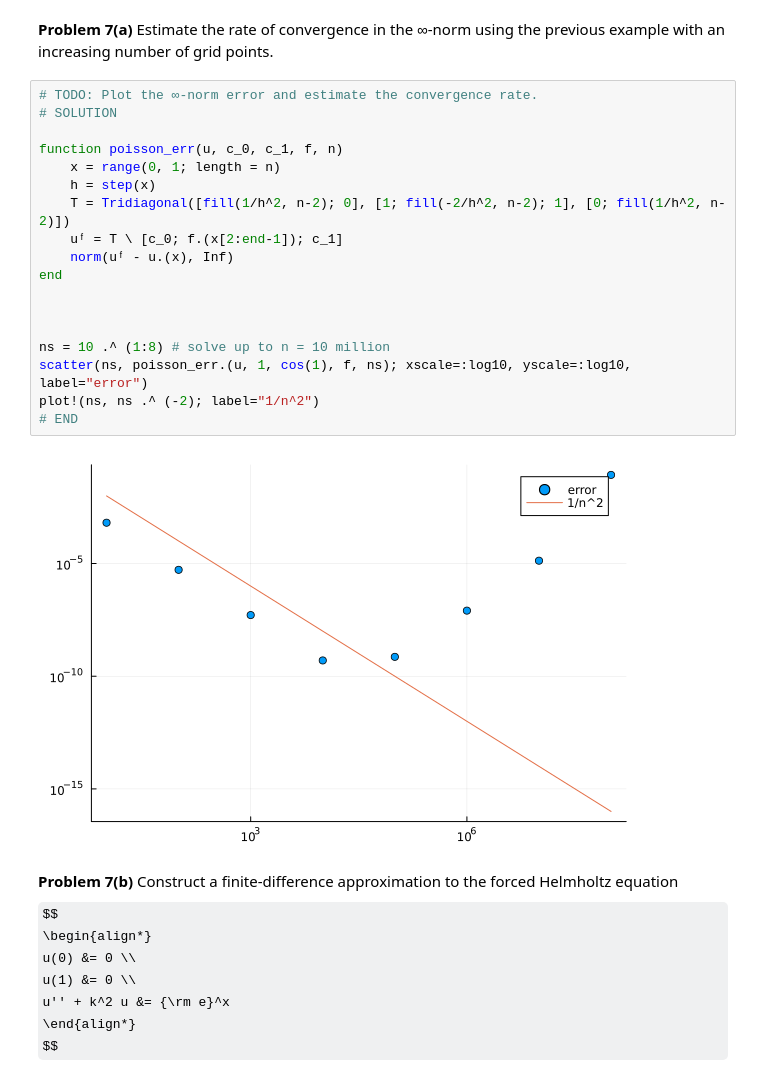
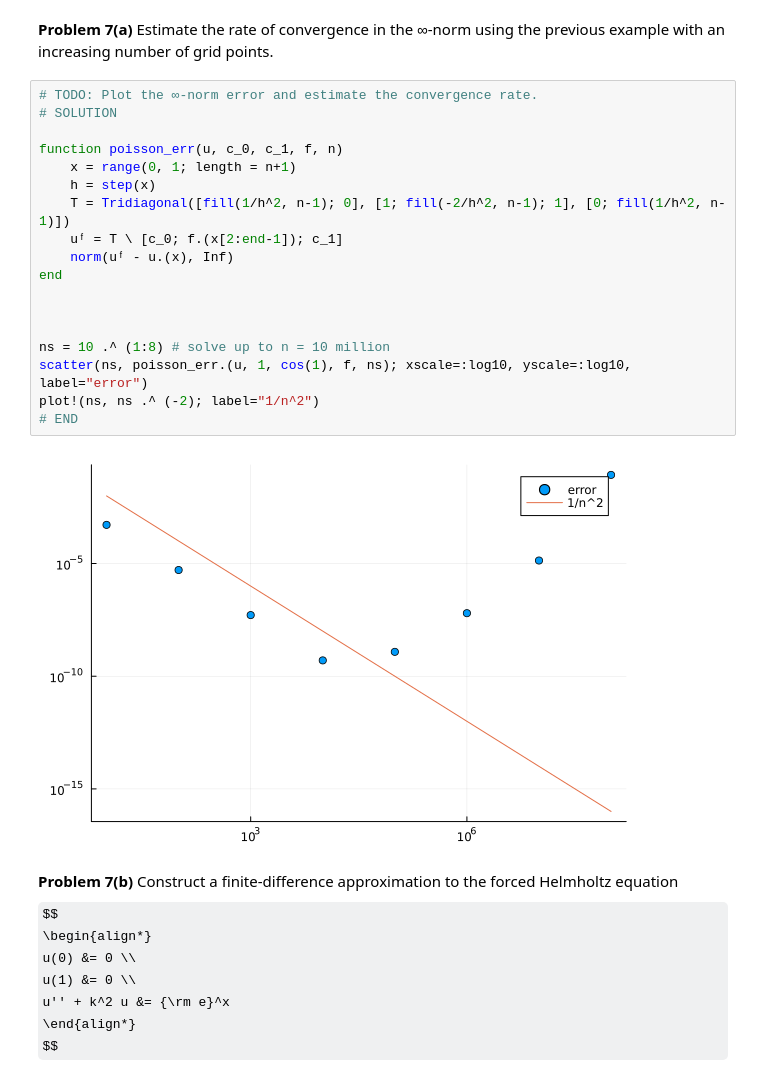
Before and after one commit to farischaudhry/MATH50003NumericalAnalysis, a Jupyter notebook: labs/lab5s.ipynb, the cells around one changed output. Saved outputs shown, nothing was run; the diff lists cells and outputs as text; some formulas as TeX source.

```diff
--- a/labs/lab5s.ipynb
+++ b/labs/lab5s.ipynb
@@ -1211,23 +1211,23 @@ scatter!(x, 𝐮; label="finite differences")
 # %%
 # TODO: Plot the ∞-norm error and estimate the convergence rate.
 # SOLUTION
 
 function poisson_err(u, c_0, c_1, f, n)
-    x = range(0, 1; length = n)
+    x = range(0, 1; length = n+1)
     h = step(x)
-    T = Tridiagonal([fill(1/h^2, n-2); 0], [1; fill(-2/h^2, n-2); 1], [0; fill(1/h^2, n-2)])
+    T = Tridiagonal([fill(1/h^2, n-1); 0], [1; fill(-2/h^2, n-1); 1], [0; fill(1/h^2, n-1)])
     uᶠ = T \ [c_0; f.(x[2:end-1]); c_1]
     norm(uᶠ - u.(x), Inf)
 end
 
 
 
 ns = 10 .^ (1:8) # solve up to n = 10 million
 scatter(ns, poisson_err.(u, 1, cos(1), f, ns); xscale=:log10, yscale=:log10, label="error")
 plot!(ns, ns .^ (-2); label="1/n^2")
 # END
 # %% [output]
-[figure, old version]
+[figure, new version]
 # %% [markdown]
 **Problem 7(b)** Construct a finite-difference approximation to the
 forced Helmholtz equation
```
Also changed, not shown: parts of 3 cells of this notebook, 1 other file.
